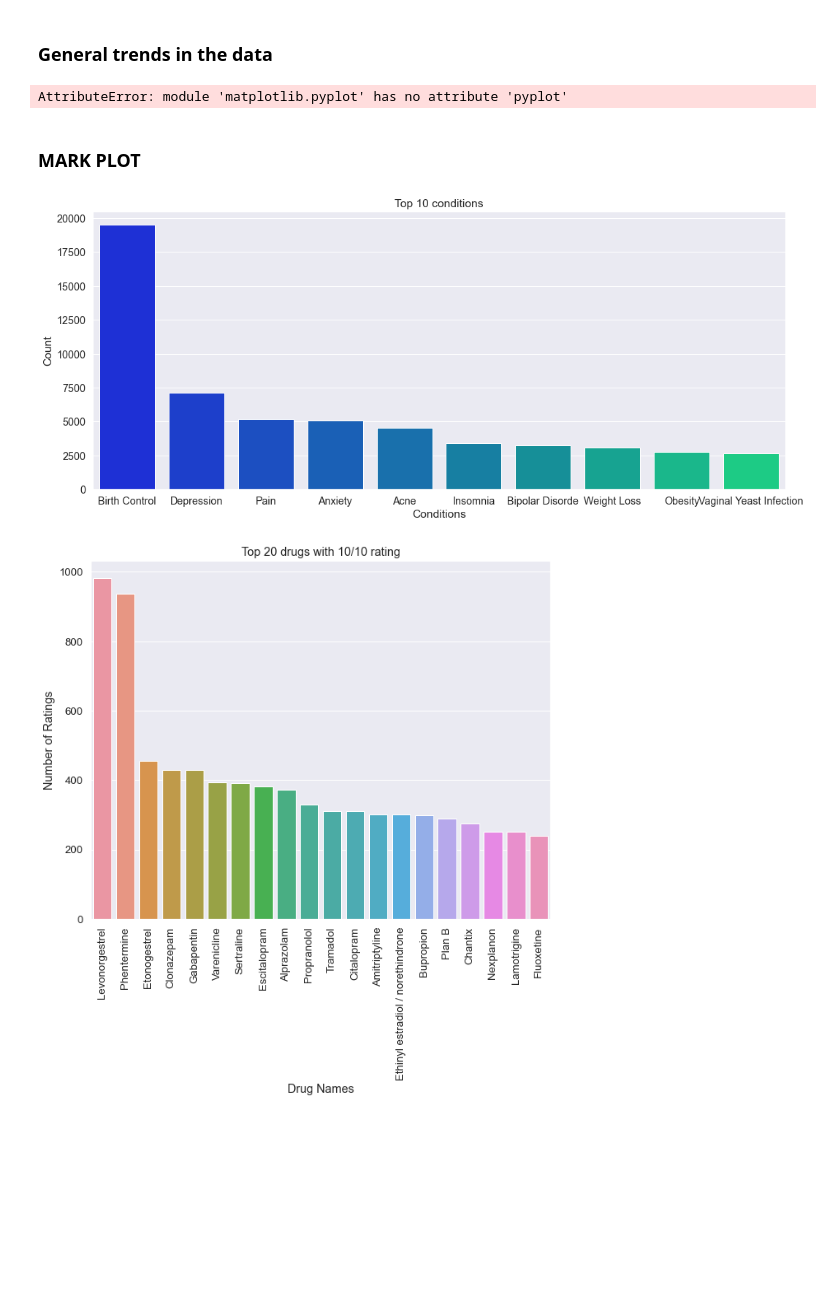
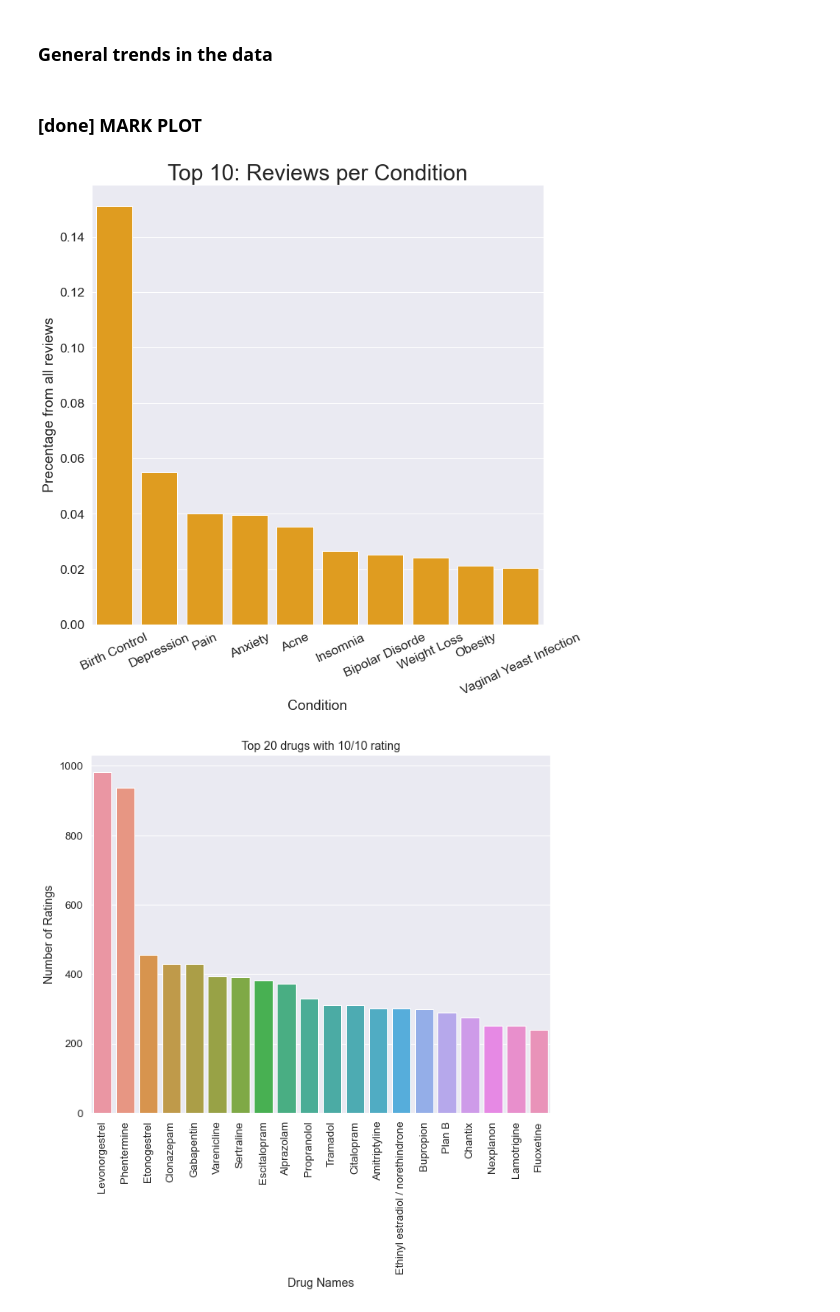
Before and after one commit to OdeliaAhdout/Drug-dataset, a Jupyter notebook: notebook_Wed.ipynb, the cells around one changed output. Cells and saved outputs as stored; diff of their text form; code cells hidden in the pictures; blank space fills up the shorter version.

```diff
--- a/notebook_Wed.ipynb
+++ b/notebook_Wed.ipynb
@@ -188,0 +145,7 @@ plt.savefig('rating.png', transparent=True)
+# %%
+ax = sns.barplot(x=rating.iloc[:,0], y=rating.iloc[:,1], color="orange")
+ax.set(xlabel='Rating', ylabel='Percentage from all reviews')
+sns.set(style = 'darkgrid', font_scale = 1.6)
+plt.rcParams['figure.figsize'] = [8, 8]
+plt.title("Proportion of Reviews per Condition", fontsize = 20)
+plt.savefig('rating.png', transparent=True)
@@ -255,24 +204,21 @@ df
 # %% [markdown]
 ### General trends in the data
-# %%
-plt.pyplot.plot(usefulCount)
-# %% [output]
-AttributeError: module 'matplotlib.pyplot' has no attribute 'pyplot'
-# %% [markdown]
-### MARK PLOT
+# %% [markdown]
+### [done] MARK PLOT
 # %%
-cond = dict(df['condition'].value_counts())
+cond = dict(df['condition'].value_counts(normalize=True))
 top_condition = list(cond.keys())[0:10]
 values = list(cond.values())[0:10]
-sns.set(style = 'darkgrid', font_scale = 1.3)
-plt.rcParams['figure.figsize'] = [17, 7]
-
-sns_ = sns.barplot(x = top_condition, y = values, palette = 'winter')
-sns_.set_title("Top 10 conditions")
-sns_.set_xlabel("Conditions")
-sns_.set_ylabel("Count");
+sns.set(style = 'darkgrid', font_scale = 1.6)
+plt.rcParams['figure.figsize'] = [11, 11]
+plt.xticks(rotation=25)
+sns_ = sns.barplot(x = top_condition, y = values, color="orange")
+sns_.set_title("Top 10: Reviews per Condition", fontsize = 30)
+sns_.set_xlabel("Condition")
+sns_.set_ylabel("Precentage from all reviews");
+plt.savefig('review_cond.png', transparent=True)
 # %% [output]
-[figure, old version]
+[figure, new version]
 # %%
 sns.set(font_scale = 1.2, style = 'darkgrid')
 plt.rcParams['figure.figsize'] = [10, 8]
```
Also changed, not shown: parts of 170 cells of this notebook, 1 other file.
